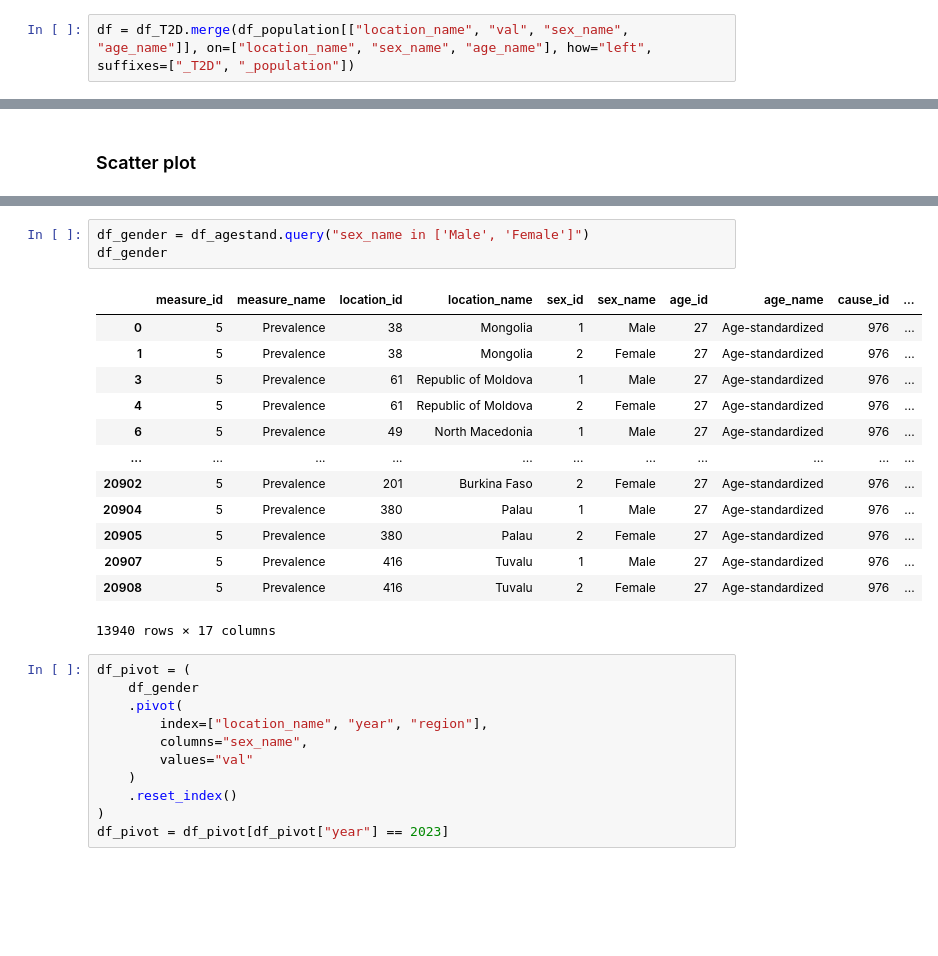
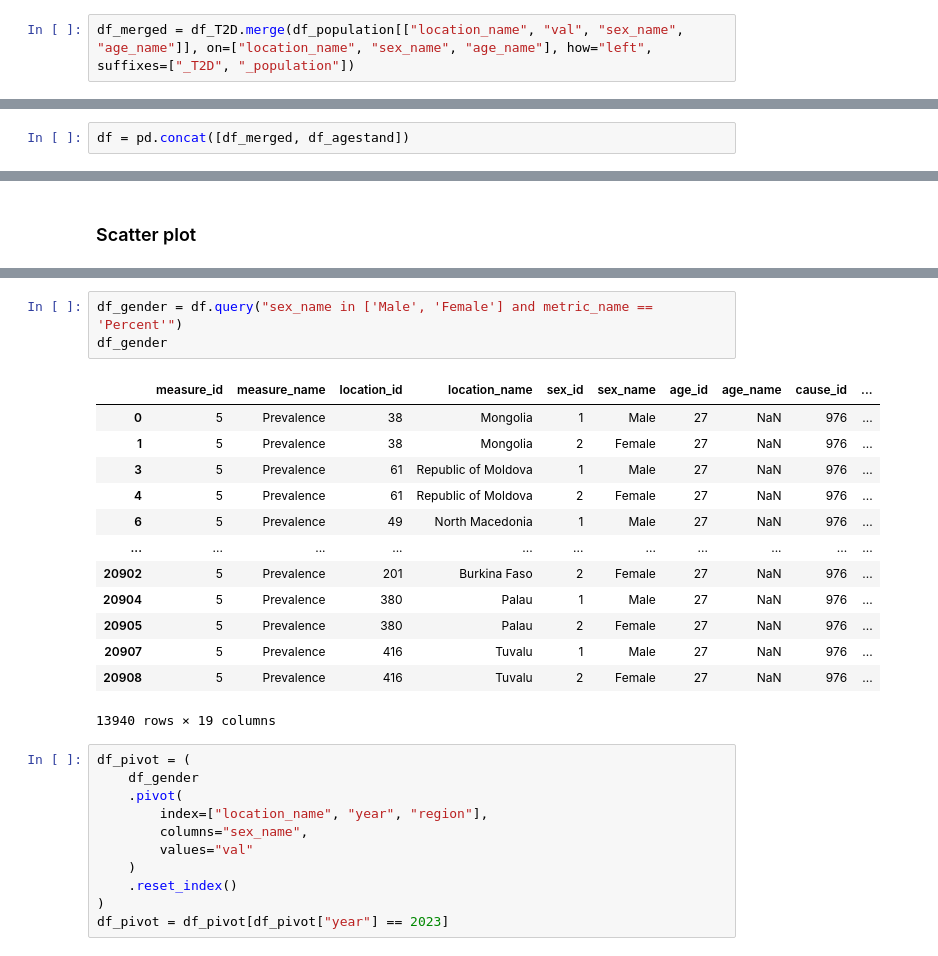
Before and after one commit to aldaszarnauskas/programming-for-data-analytics, a Jupyter notebook: project/project.ipynb, the cells around one changed output, grey strips where cells are left out. Cells and saved outputs as stored; diff of their text form; blank space fills up the shorter version.

```diff
--- a/project/project.ipynb
+++ b/project/project.ipynb
@@ -36,2 +65,2 @@ df_population[["location_name", "val", "sex_name"]].head()
 # %%
-df = df_T2D.merge(df_population[["location_name", "val", "sex_name", "age_name"]], on=["location_name", "sex_name", "age_name"], how="left", suffixes=["_T2D", "_population"])
+df_merged = df_T2D.merge(df_population[["location_name", "val", "sex_name", "age_name"]], on=["location_name", "sex_name", "age_name"], how="left", suffixes=["_T2D", "_population"])
@@ -46,0 +67,2 @@ df.head()
+# %%
+df = pd.concat([df_merged, df_agestand])
@@ -523,20 +517,20 @@ df_agestand
 # %%
-df_gender = df_agestand.query("sex_name in ['Male', 'Female']")
+df_gender = df.query("sex_name in ['Male', 'Female'] and metric_name == 'Percent'")
 df_gender
 # %% [output]
 |  | measure_id | measure_name | location_id | location_name | sex_id | sex_name | age_id | age_name | cause_id | ... |
-| 0 | 5 | Prevalence | 38 | Mongolia | 1 | Male | 27 | Age-standardized | 976 | ... |
-| 1 | 5 | Prevalence | 38 | Mongolia | 2 | Female | 27 | Age-standardized | 976 | ... |
-| 3 | 5 | Prevalence | 61 | Republic of Moldova | 1 | Male | 27 | Age-standardized | 976 | ... |
-| 4 | 5 | Prevalence | 61 | Republic of Moldova | 2 | Female | 27 | Age-standardized | 976 | ... |
-| 6 | 5 | Prevalence | 49 | North Macedonia | 1 | Male | 27 | Age-standardized | 976 | ... |
+| 0 | 5 | Prevalence | 38 | Mongolia | 1 | Male | 27 | NaN | 976 | ... |
+| 1 | 5 | Prevalence | 38 | Mongolia | 2 | Female | 27 | NaN | 976 | ... |
+| 3 | 5 | Prevalence | 61 | Republic of Moldova | 1 | Male | 27 | NaN | 976 | ... |
+| 4 | 5 | Prevalence | 61 | Republic of Moldova | 2 | Female | 27 | NaN | 976 | ... |
+| 6 | 5 | Prevalence | 49 | North Macedonia | 1 | Male | 27 | NaN | 976 | ... |
 | ... | ... | ... | ... | ... | ... | ... | ... | ... | ... | ... |
-| 20902 | 5 | Prevalence | 201 | Burkina Faso | 2 | Female | 27 | Age-standardized | 976 | ... |
-| 20904 | 5 | Prevalence | 380 | Palau | 1 | Male | 27 | Age-standardized | 976 | ... |
-| 20905 | 5 | Prevalence | 380 | Palau | 2 | Female | 27 | Age-standardized | 976 | ... |
-| 20907 | 5 | Prevalence | 416 | Tuvalu | 1 | Male | 27 | Age-standardized | 976 | ... |
-| 20908 | 5 | Prevalence | 416 | Tuvalu | 2 | Female | 27 | Age-standardized | 976 | ... |
+| 20902 | 5 | Prevalence | 201 | Burkina Faso | 2 | Female | 27 | NaN | 976 | ... |
+| 20904 | 5 | Prevalence | 380 | Palau | 1 | Male | 27 | NaN | 976 | ... |
+| 20905 | 5 | Prevalence | 380 | Palau | 2 | Female | 27 | NaN | 976 | ... |
+| 20907 | 5 | Prevalence | 416 | Tuvalu | 1 | Male | 27 | NaN | 976 | ... |
+| 20908 | 5 | Prevalence | 416 | Tuvalu | 2 | Female | 27 | NaN | 976 | ... |
-13940 rows × 17 columns
+13940 rows × 19 columns
 # %%
 df_pivot = (
     df_gender
```
Also changed, not shown: parts of 15 cells of this notebook.
